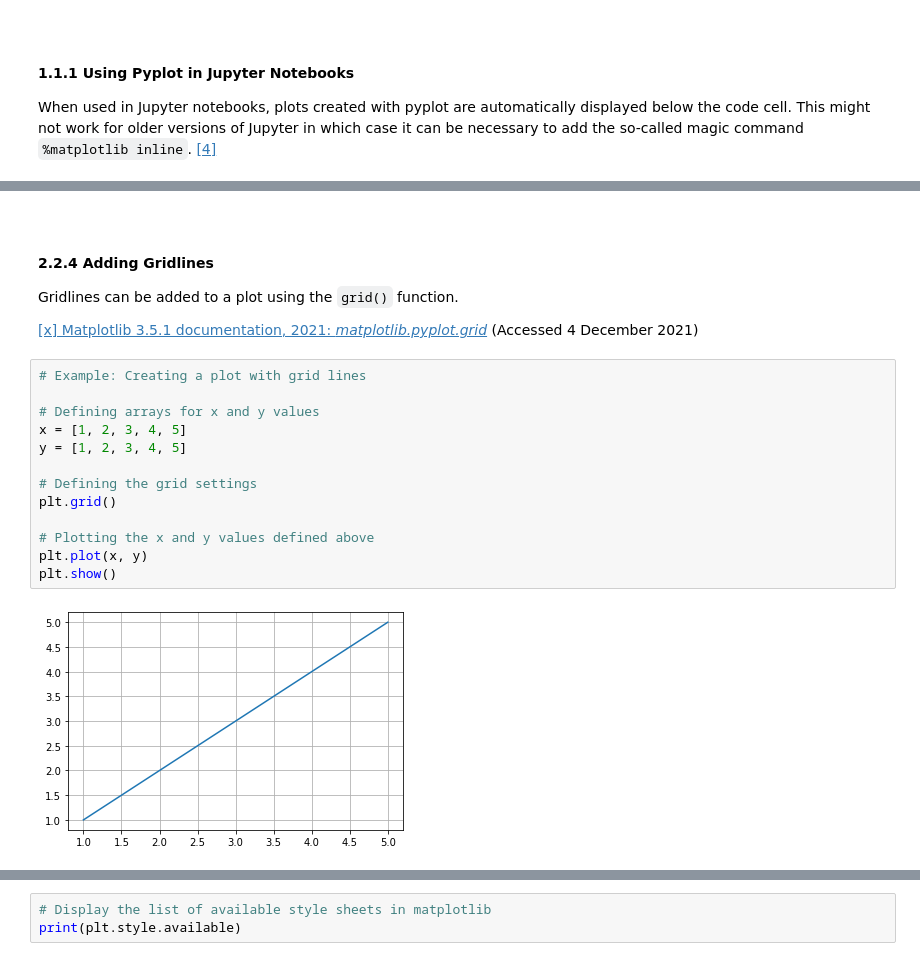
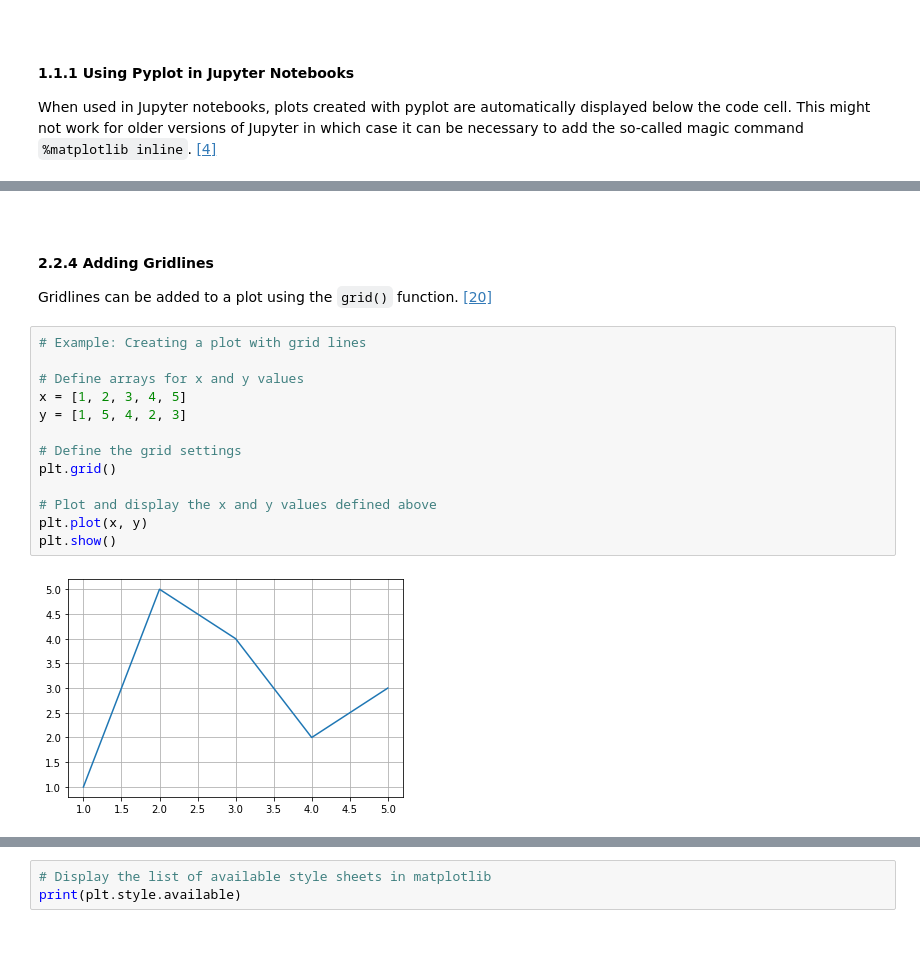
Before and after one commit to ssteffens/fundamentals-data-analysis-assessment, a Jupyter notebook: pyplot.ipynb, the cells around one changed output, grey strips where cells are left out. Saved outputs shown, nothing was run; the diff lists cells and outputs as text.

```diff
--- a/pyplot.ipynb
+++ b/pyplot.ipynb
@@ -275,22 +291,20 @@ plt.show()
 <a id='part2.2.4'></a>
 #### **2.2.4 Adding Gridlines**
 
-Gridlines can be added to a plot using the `grid()` function.
-
-[[x] Matplotlib 3.5.1 documentation, 2021: *matplotlib.pyplot.grid*](https://matplotlib.org/stable/api/_as_gen/matplotlib.pyplot.grid.html) (Accessed 4 December 2021)
+Gridlines can be added to a plot using the `grid()` function. [[20]](#reference20)
 # %%
 # Example: Creating a plot with grid lines
 
-# Defining arrays for x and y values
+# Define arrays for x and y values
 x = [1, 2, 3, 4, 5]
-y = [1, 2, 3, 4, 5]
+y = [1, 5, 4, 2, 3]
 
-# Defining the grid settings
+# Define the grid settings
 plt.grid()
 
-# Plotting the x and y values defined above
+# Plot and display the x and y values defined above
 plt.plot(x, y)
 plt.show()
 # %% [output]
-[figure, old version]
+[figure, new version]
 # %% [markdown]
```
Also changed, not shown: parts of 71 cells of this notebook, 1 other file.
